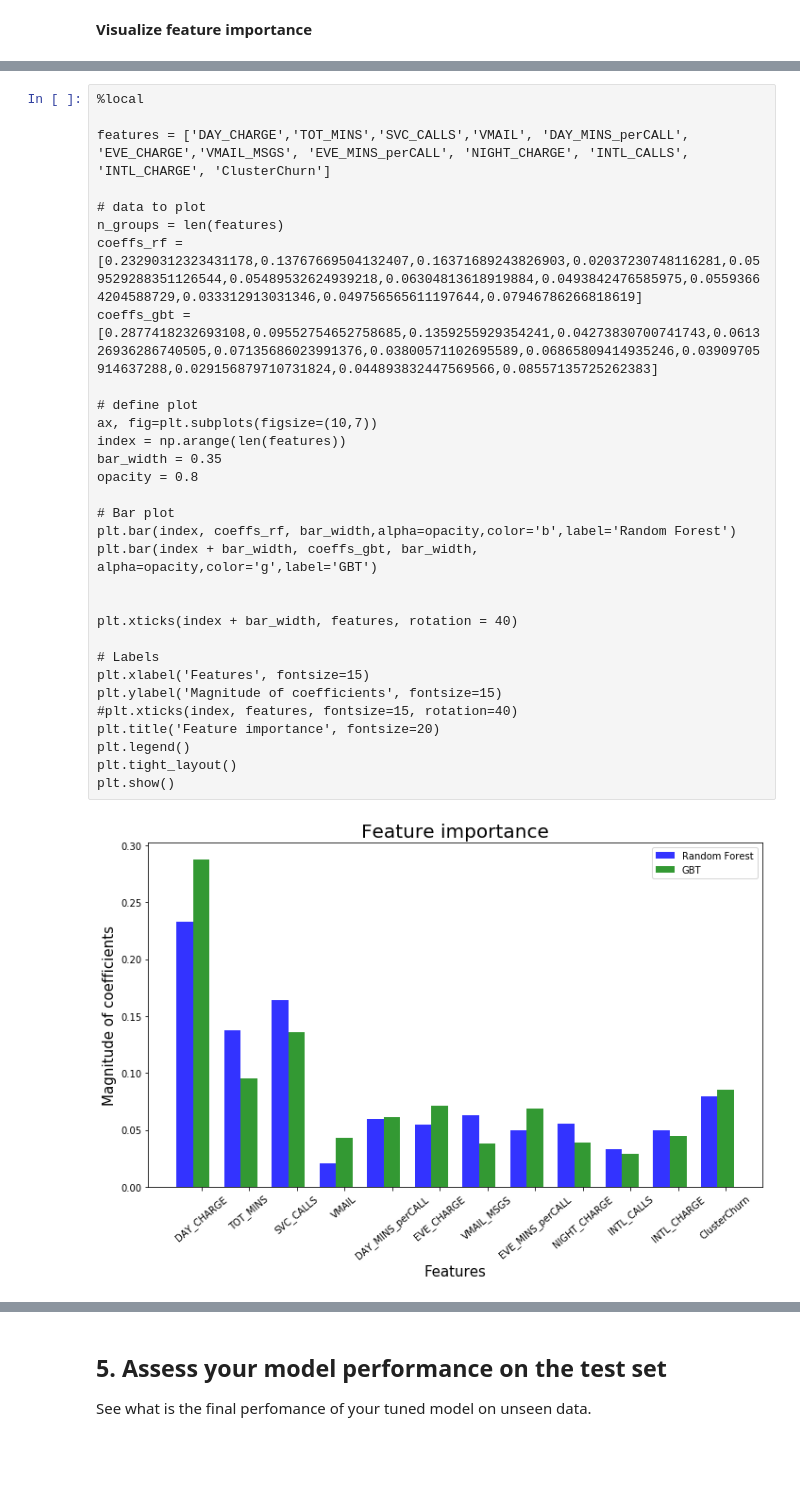
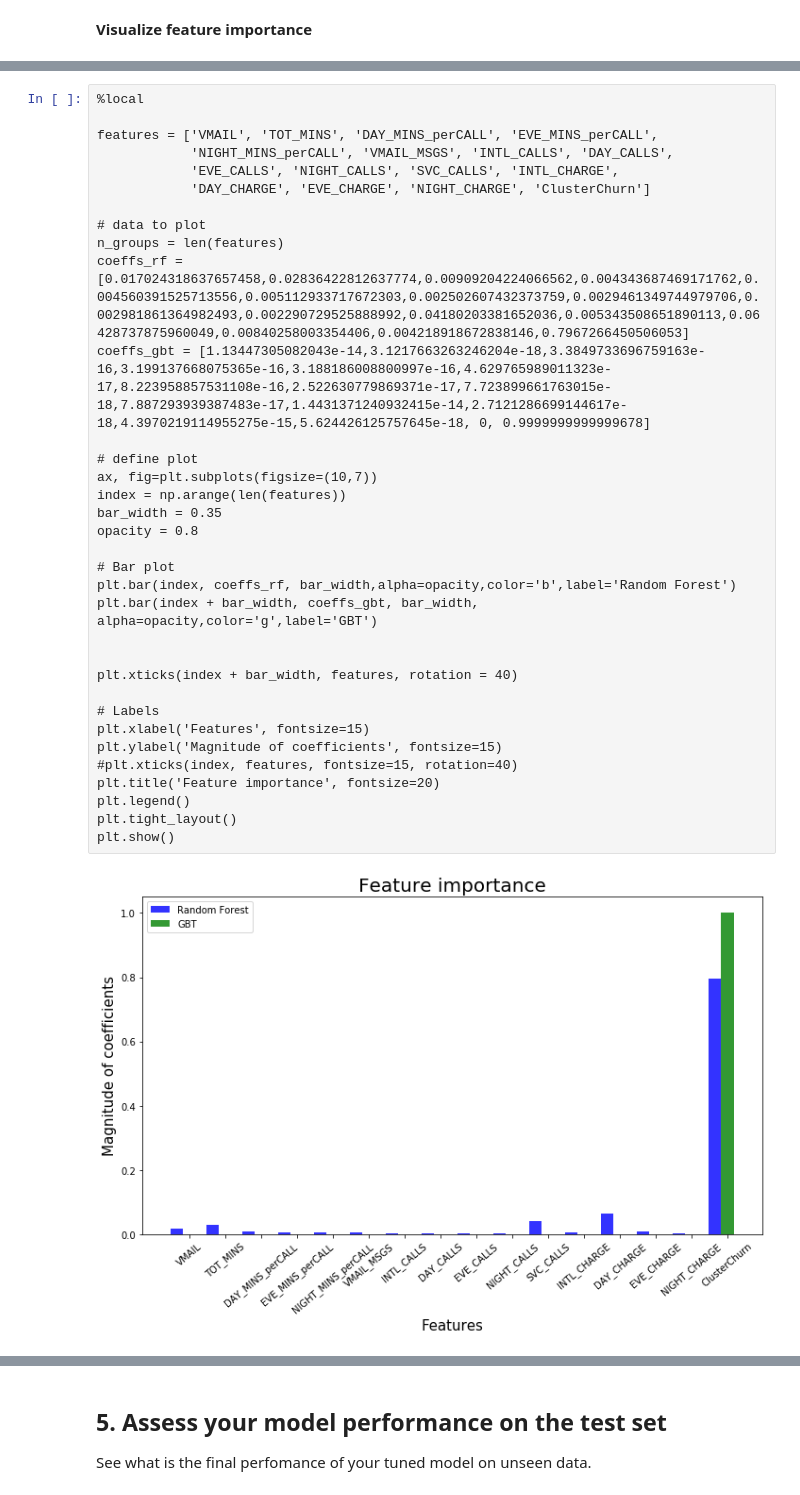
Before and after one commit to ibmdbanalytics/dashdb_analytic_tools, a Jupyter notebook: livy_notebooks/ChurnPrediction/Churn_Prediction_PySpark_2_models.ipynb, the cells around one changed output, grey strips where cells are left out. Cells and saved outputs as stored; diff of their text form; blank space fills up the shorter version.

```diff
--- a/livy_notebooks/ChurnPrediction/Churn_Prediction_PySpark_2_models.ipynb
+++ b/livy_notebooks/ChurnPrediction/Churn_Prediction_PySpark_2_models.ipynb
@@ -610,34 +622,37 @@ print(gbtModel.featureImportances)
 # %%
 %local
 
-features = ['DAY_CHARGE','TOT_MINS','SVC_CALLS','VMAIL', 'DAY_MINS_perCALL', 'EVE_CHARGE','VMAIL_MSGS', 'EVE_MINS_perCALL', 'NIGHT_CHARGE', 'INTL_CALLS', 'INTL_CHARGE', 'ClusterChurn']
+features = ['VMAIL', 'TOT_MINS', 'DAY_MINS_perCALL', 'EVE_MINS_perCALL',
+            'NIGHT_MINS_perCALL', 'VMAIL_MSGS', 'INTL_CALLS', 'DAY_CALLS',
+            'EVE_CALLS', 'NIGHT_CALLS', 'SVC_CALLS', 'INTL_CHARGE',
+            'DAY_CHARGE', 'EVE_CHARGE', 'NIGHT_CHARGE', 'ClusterChurn']
 
 # data to plot
 n_groups = len(features)
-coeffs_rf = [0.23290312323431178,0.13767669504132407,0.16371689243826903,0.02037230748116281,0.059529288351126544,0.05489532624939218,0.06304813618919884,0.0493842476585975,0.05593664204588729,0.033312913031346,0.049756565611197644,0.07946786266818619]
-coeffs_gbt = [0.2877418232693108,0.09552754652758685,0.1359255929354241,0.04273830700741743,0.061326936286740505,0.07135686023991376,0.03800571102695589,0.06865809414935246,0.03909705914637288,0.029156879710731824,0.044893832447569566,0.08557135725262383]
+coeffs_rf = [0.017024318637657458,0.02836422812637774,0.00909204224066562,0.004343687469171762,0.004560391525713556,0.005112933717672303,0.002502607432373759,0.0029461349744979706,0.002981861364982493,0.002290729525888992,0.04180203381652036,0.005343508651890113,0.06428737875960049,0.00840258003354406,0.004218918672838146,0.7967266450506053]
+coeffs_gbt = [1.13447305082043e-14,3.1217663263246204e-18,3.3849733696759163e-16,3.199137668075365e-16,3.188186008800997e-16,4.629765989011323e-17,8.223958857531108e-16,2.522630779869371e-17,7.723899661763015e-18,7.887293939387483e-17,1.4431371240932415e-14,2.7121286699144617e-18,4.3970219114955275e-15,5.624426125757645e-18, 0, 0.9999999999999678]
 
 # define plot
 ax, fig=plt.subplots(figsize=(10,7))
 index = np.arange(len(features))
 bar_width = 0.35
 opacity = 0.8
 
 # Bar plot
 plt.bar(index, coeffs_rf, bar_width,alpha=opacity,color='b',label='Random Forest')
 plt.bar(index + bar_width, coeffs_gbt, bar_width, alpha=opacity,color='g',label='GBT')
 
 
 plt.xticks(index + bar_width, features, rotation = 40)
 
 # Labels
 plt.xlabel('Features', fontsize=15)
 plt.ylabel('Magnitude of coefficients', fontsize=15)
 #plt.xticks(index, features, fontsize=15, rotation=40)
 plt.title('Feature importance', fontsize=20)
 plt.legend()
 plt.tight_layout()
 plt.show()
 # %% [output]
-[figure, old version]
+[figure, new version]
 # %% [markdown]
```
Also changed, not shown: parts of 29 cells of this notebook.
